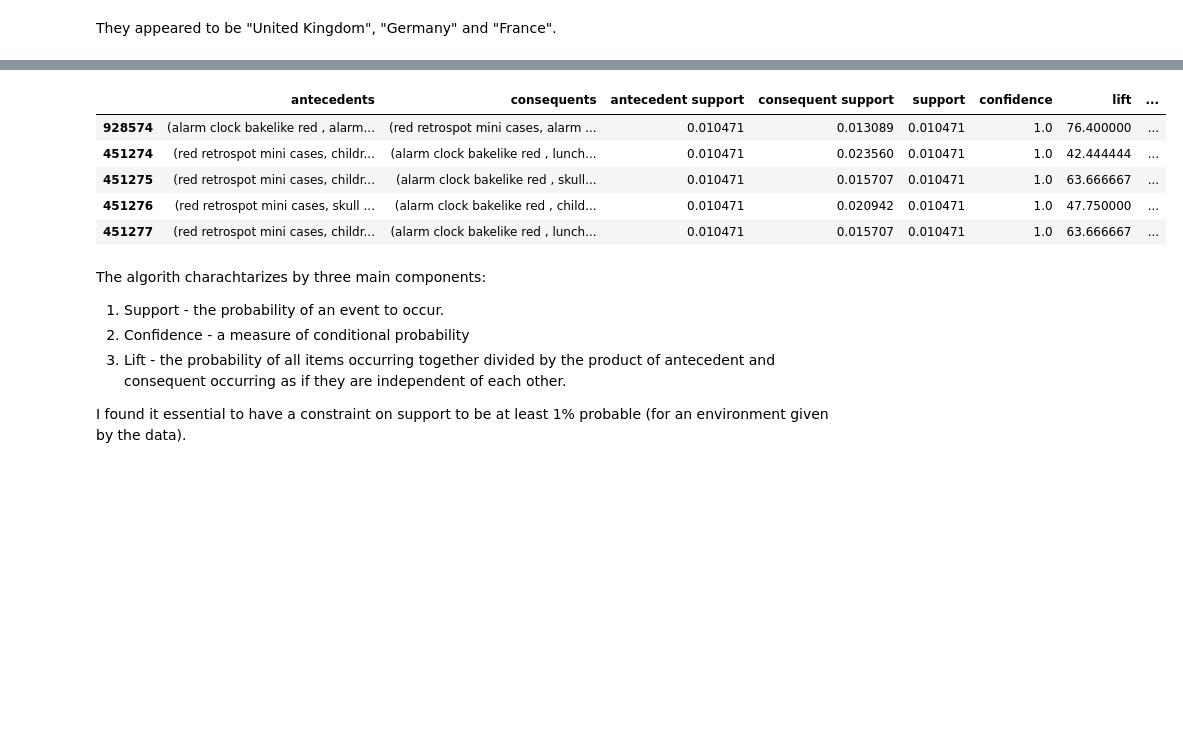
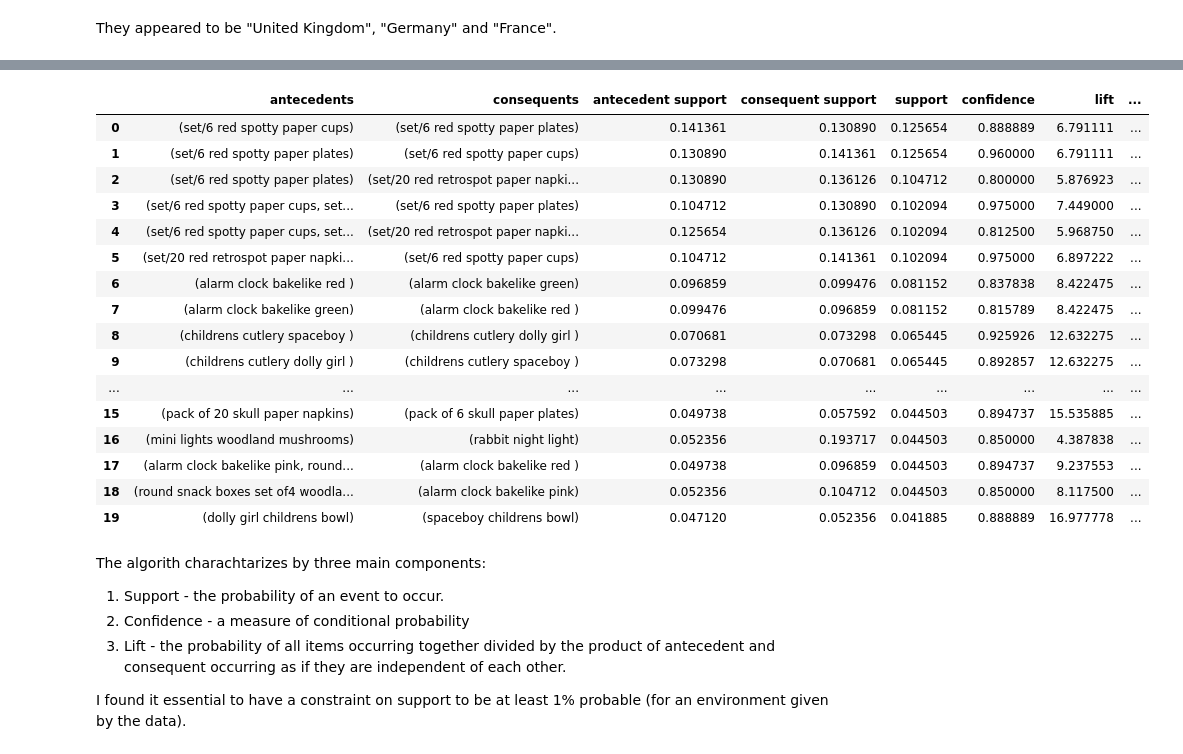
Before and after one commit to DanisAlukaev/Data-Mining, a Jupyter notebook: session01/4. Modeling.ipynb, the cells around one changed output, grey strips where cells are left out. Drawn from its saved outputs; the diff is of its cells as text; code cells hidden in the pictures; blank space fills up the shorter version.

```diff
--- a/session01/4. Modeling.ipynb
+++ b/session01/4. Modeling.ipynb
@@ -175,9 +175,10 @@ plt.show()
 # %% [markdown]
 They appeared to be "United Kingdom", "Germany" and "France".
 # %%
-def run_apriori(country):
+def run_apriori(country, min_support=0.01):
     df_country = df[df.Country == country]
     df_items = df_country.groupby(['InvoiceNo', 'Description'])['Quantity'].sum().unstack().fillna(0).applymap(lambda x: 1 if x > 0 else 0)
-    item_set = apriori(df_items, min_support=0.01, use_colnames=True)
-    item_set.sort_values(by='support').head()
+    item_set = apriori(df_items, min_support=min_support, use_colnames=True)
+    item_set.sort_values(by='support', ascending=False, inplace=True)
+    item_set['len'] = item_set['itemsets'].apply(lambda x: len(x))
     return item_set
@@ -234,13 +299,24 @@ item_set_fra.head()
 # %%
-rules = association_rules(item_set_fra, metric="support", min_threshold=0.01)
-rules.sort_values(by='antecedent support').head()
+rules = association_rules(item_set_fra, metric="confidence", min_threshold=0.8)
+rules.head(20)
 # %% [output]
 |  | antecedents | consequents | antecedent support | consequent support | support | confidence | lift | ... |
-| 928574 | (alarm clock bakelike red , alarm... | (red retrospot mini cases, alarm ... | 0.010471 | 0.013089 | 0.010471 | 1.0 | 76.400000 | ... |
-| 451274 | (red retrospot mini cases, childr... | (alarm clock bakelike red , lunch... | 0.010471 | 0.023560 | 0.010471 | 1.0 | 42.444444 | ... |
-| 451275 | (red retrospot mini cases, childr... | (alarm clock bakelike red , skull... | 0.010471 | 0.015707 | 0.010471 | 1.0 | 63.666667 | ... |
-| 451276 | (red retrospot mini cases, skull ... | (alarm clock bakelike red , child... | 0.010471 | 0.020942 | 0.010471 | 1.0 | 47.750000 | ... |
-| 451277 | (red retrospot mini cases, childr... | (alarm clock bakelike red , lunch... | 0.010471 | 0.015707 | 0.010471 | 1.0 | 63.666667 | ... |
+| 0 | (set/6 red spotty paper cups) | (set/6 red spotty paper plates) | 0.141361 | 0.130890 | 0.125654 | 0.888889 | 6.791111 | ... |
+| 1 | (set/6 red spotty paper plates) | (set/6 red spotty paper cups) | 0.130890 | 0.141361 | 0.125654 | 0.960000 | 6.791111 | ... |
+| 2 | (set/6 red spotty paper plates) | (set/20 red retrospot paper napki... | 0.130890 | 0.136126 | 0.104712 | 0.800000 | 5.876923 | ... |
+| 3 | (set/6 red spotty paper cups, set... | (set/6 red spotty paper plates) | 0.104712 | 0.130890 | 0.102094 | 0.975000 | 7.449000 | ... |
+| 4 | (set/6 red spotty paper cups, set... | (set/20 red retrospot paper napki... | 0.125654 | 0.136126 | 0.102094 | 0.812500 | 5.968750 | ... |
+| 5 | (set/20 red retrospot paper napki... | (set/6 red spotty paper cups) | 0.104712 | 0.141361 | 0.102094 | 0.975000 | 6.897222 | ... |
+| 6 | (alarm clock bakelike red ) | (alarm clock bakelike green) | 0.096859 | 0.099476 | 0.081152 | 0.837838 | 8.422475 | ... |
+| 7 | (alarm clock bakelike green) | (alarm clock bakelike red ) | 0.099476 | 0.096859 | 0.081152 | 0.815789 | 8.422475 | ... |
+| 8 | (childrens cutlery spaceboy ) | (childrens cutlery dolly girl ) | 0.070681 | 0.073298 | 0.065445 | 0.925926 | 12.632275 | ... |
+| 9 | (childrens cutlery dolly girl ) | (childrens cutlery spaceboy ) | 0.073298 | 0.070681 | 0.065445 | 0.892857 | 12.632275 | ... |
+| ... | ... | ... | ... | ... | ... | ... | ... | ... |
+| 15 | (pack of 20 skull paper napkins) | (pack of 6 skull paper plates) | 0.049738 | 0.057592 | 0.044503 | 0.894737 | 15.535885 | ... |
+| 16 | (mini lights woodland mushrooms) | (rabbit night light) | 0.052356 | 0.193717 | 0.044503 | 0.850000 | 4.387838 | ... |
+| 17 | (alarm clock bakelike pink, round... | (alarm clock bakelike red ) | 0.049738 | 0.096859 | 0.044503 | 0.894737 | 9.237553 | ... |
+| 18 | (round snack boxes set of4 woodla... | (alarm clock bakelike pink) | 0.052356 | 0.104712 | 0.044503 | 0.850000 | 8.117500 | ... |
+| 19 | (dolly girl childrens bowl) | (spaceboy childrens bowl) | 0.047120 | 0.052356 | 0.041885 | 0.888889 | 16.977778 | ... |
 # %% [markdown]
 The algorith charachtarizes by three main components:
 1. Support - the probability of an event to occur.
```
Also changed, not shown: parts of 11 cells of this notebook, 1 other file.
